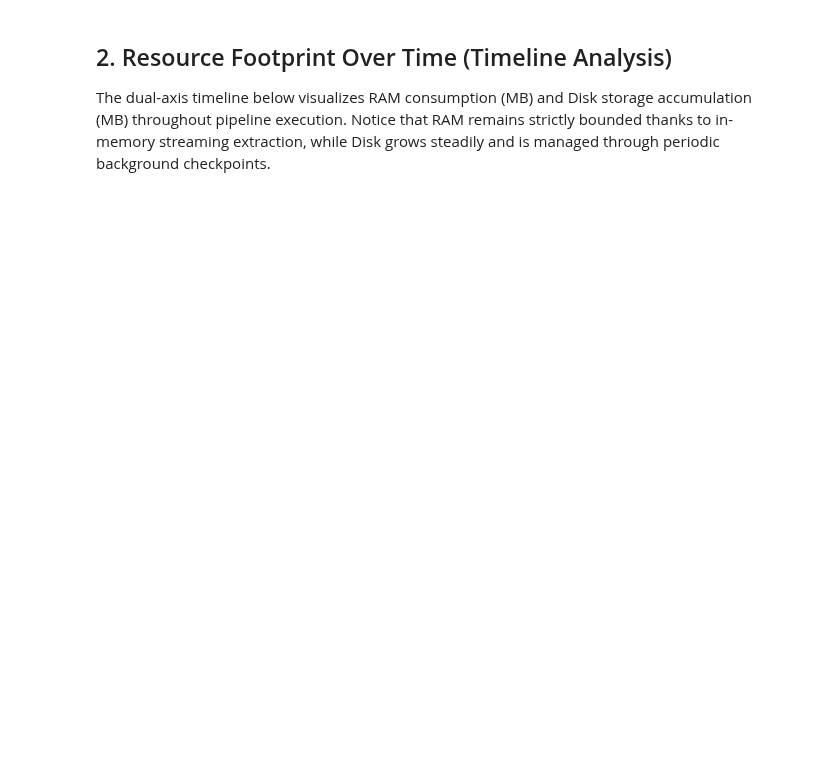
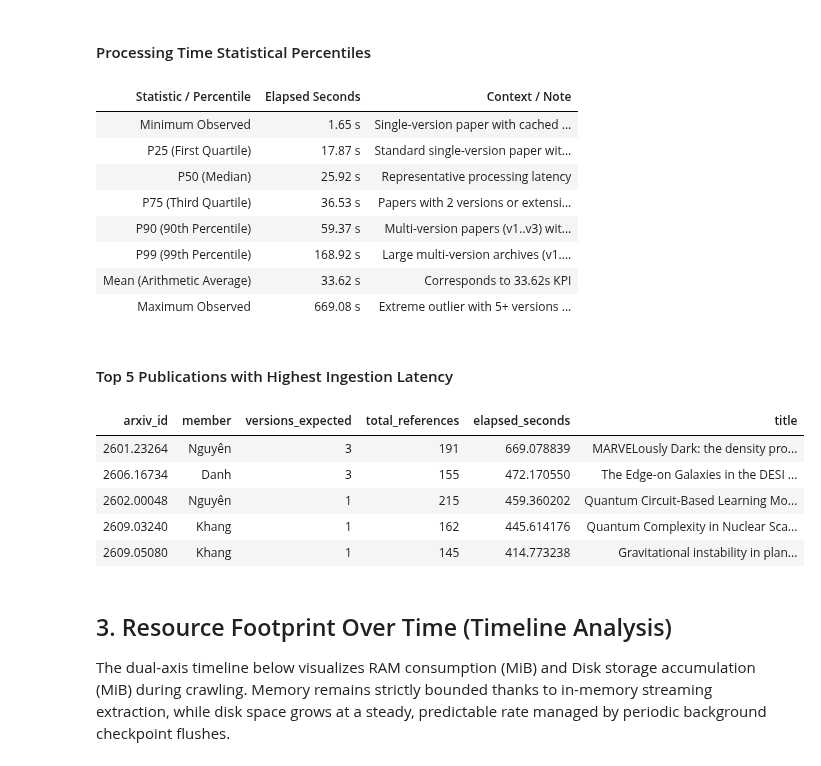
Before and after one commit to Dangkhanh01/arXiv-report, a Jupyter notebook: book/content/milestone1/04_performance.ipynb, the cells around one changed output. Cells and saved outputs as stored; diff of their text form; code cells hidden in the pictures; blank space fills up the shorter version.

```diff
--- a/book/content/milestone1/04_performance.ipynb
+++ b/book/content/milestone1/04_performance.ipynb
@@ -55,0 +98,46 @@ display(df_perf.style.hide(axis="index").set_properties(**{'text-align': 'left'}
+# %%
+if not df_detail.empty and "elapsed_seconds" in df_detail.columns:
+    p_times = df_detail["elapsed_seconds"].dropna()
+    p_times_valid = p_times[p_times > 0]
+
+    # 1. Histogram of Processing Times
+    fig_time_hist = px.histogram(
+        p_times_valid,
+        nbins=60,
+        labels={"value": "Elapsed Time (Seconds)"},
+        title="<b>Per-Paper Processing Time Distribution (N = 20,000 Papers)</b>",
+        color_discrete_sequence=["#e67e22"],
+        template="plotly_white"
+    )
+    fig_time_hist.update_layout(
+        yaxis_title="Number of Papers",
+        xaxis_title="Processing Time per Paper (Seconds)",
+        height=420
+    )
+    fig_time_hist.show()
+
+    # 2. Percentile Distribution Table
+    p_percentiles = [
+        {"Statistic / Percentile": "Minimum Observed", "Elapsed Seconds": f"{p_times_valid.min():.2f} s", "Context / Note": "Single-version paper with cached metadata & no citations"},
+        {"Statistic / Percentile": "P25 (First Quartile)", "Elapsed Seconds": f"{p_times_valid.quantile(0.25):.2f} s", "Context / Note": "Standard single-version paper with moderate citations"},
+        {"Statistic / Percentile": "P50 (Median)", "Elapsed Seconds": f"{p_times_valid.median():.2f} s", "Context / Note": "Representative processing latency"},
+        {"Statistic / Percentile": "P75 (Third Quartile)", "Elapsed Seconds": f"{p_times_valid.quantile(0.75):.2f} s", "Context / Note": "Papers with 2 versions or extensive citation lists"},
+        {"Statistic / Percentile": "P90 (90th Percentile)", "Elapsed Seconds": f"{p_times_valid.quantile(0.90):.2f} s", "Context / Note": "Multi-version papers (v1..v3) with heavy reference pages"},
+        {"Statistic / Percentile": "P99 (99th Percentile)", "Elapsed Seconds": f"{p_times_valid.quantile(0.99):.2f} s", "Context / Note": "Large multi-version archives (v1..v5+) or transient API backoff"},
+        {"Statistic / Percentile": "Mean (Arithmetic Average)", "Elapsed Seconds": f"{p_times_valid.mean():.2f} s", "Context / Note": f"Corresponds to {p_times_valid.mean():.2f}s KPI"},
+        {"Statistic / Percentile": "Maximum Observed", "Elapsed Seconds": f"{p_times_valid.max():.2f} s", "Context / Note": "Extreme outlier with 5+ versions and large tarball downloads"}
+    ]
+
+    display(Markdown("#### Processing Time Statistical Percentiles"))
+    display(pd.DataFrame(p_percentiles).style.hide(axis="index").set_properties(**{"text-align": "left"}))
+
+    # 3. Top 5 slowest papers (Outlier inspection)
+    top_slowest = df_detail.sort_values(by="elapsed_seconds", ascending=False).head(5)
+    cols_to_show = [c for c in ["arxiv_id", "member", "versions_expected", "total_references", "elapsed_seconds", "title"] if c in top_slowest.columns]
+
+    display(Markdown("#### Top 5 Publications with Highest Ingestion Latency"))
+    display(top_slowest[cols_to_show].style.hide(axis="index").set_properties(**{"text-align": "left"}).set_table_styles([
+        {"selector": "th", "props": [("background-color", "#c0392b"), ("color", "white"), ("font-weight", "bold")]},
+        {"selector": "tr:nth-child(even)", "props": [("background-color", "#f8f9fa")]}
+    ]))
+# %% [output]
@@ -56,6 +145,23 @@ display(df_perf.style.hide(axis="index").set_properties(**{'text-align': 'left'}
+#### Processing Time Statistical Percentiles
+| Statistic / Percentile | Elapsed Seconds | Context / Note |
+| Minimum Observed | 1.65 s | Single-version paper with cached ... |
+| P25 (First Quartile) | 17.87 s | Standard single-version paper wit... |
+| P50 (Median) | 25.92 s | Representative processing latency |
+| P75 (Third Quartile) | 36.53 s | Papers with 2 versions or extensi... |
+| P90 (90th Percentile) | 59.37 s | Multi-version papers (v1..v3) wit... |
+| P99 (99th Percentile) | 168.92 s | Large multi-version archives (v1.... |
+| Mean (Arithmetic Average) | 33.62 s | Corresponds to 33.62s KPI |
+| Maximum Observed | 669.08 s | Extreme outlier with 5+ versions ... |
+#### Top 5 Publications with Highest Ingestion Latency
+| arxiv_id | member | versions_expected | total_references | elapsed_seconds | title |
+| 2601.23264 | Nguyên | 3 | 191 | 669.078839 | MARVELously Dark: the density pro... |
+| 2606.16734 | Danh | 3 | 155 | 472.170550 | The Edge-on Galaxies in the DESI ... |
+| 2602.00048 | Nguyên | 1 | 215 | 459.360202 | Quantum Circuit-Based Learning Mo... |
+| 2609.03240 | Khang | 1 | 162 | 445.614176 | Quantum Complexity in Nuclear Sca... |
+| 2609.05080 | Khang | 1 | 145 | 414.773238 | Gravitational instability in plan... |
 # %% [markdown]
-## 2. Resource Footprint Over Time (Timeline Analysis)
+## 3. Resource Footprint Over Time (Timeline Analysis)
 
-The dual-axis timeline below visualizes RAM consumption (MB) and Disk storage accumulation (MB) throughout pipeline execution. Notice that RAM remains strictly bounded thanks to in-memory streaming extraction, while Disk grows steadily and is managed through periodic background checkpoints.
+The dual-axis timeline below visualizes RAM consumption (MiB) and Disk storage accumulation (MiB) during crawling. Memory remains strictly bounded thanks to in-memory streaming extraction, while disk space grows at a steady, predictable rate managed by periodic background checkpoint flushes.
 # %%
 if not df_samples.empty:
```
Also changed, not shown: parts of 11 cells of this notebook, 17 other files.
